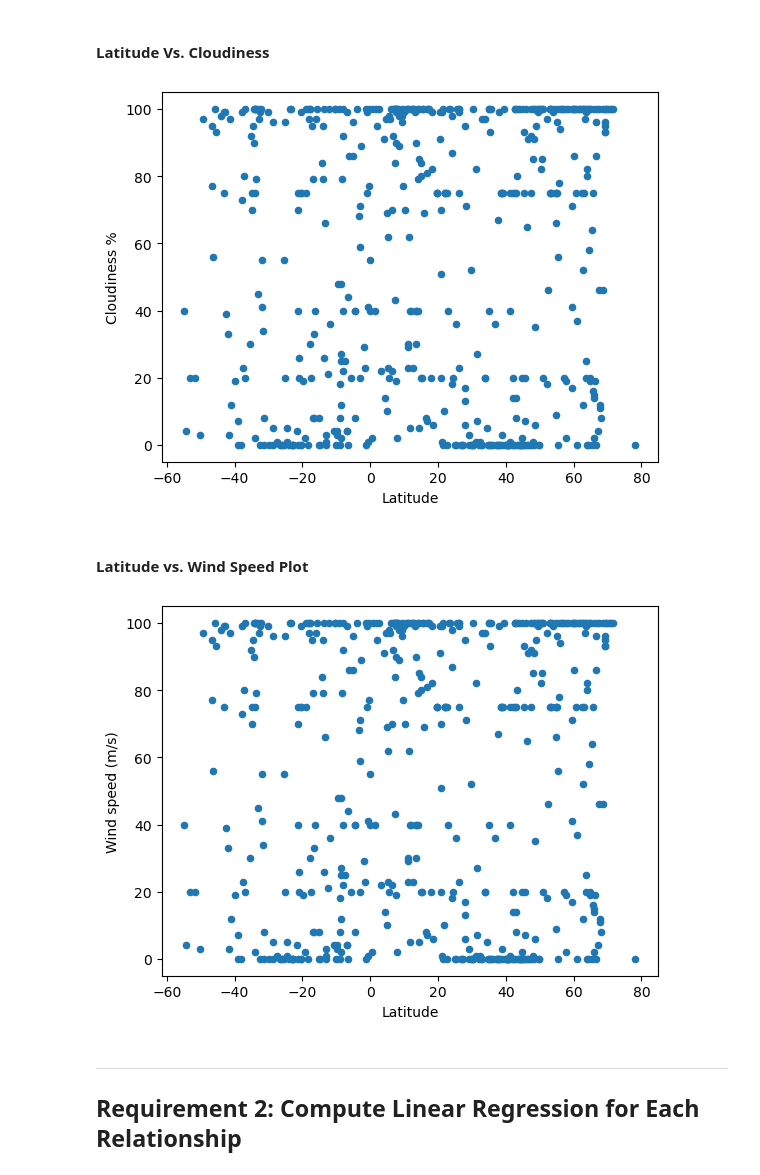
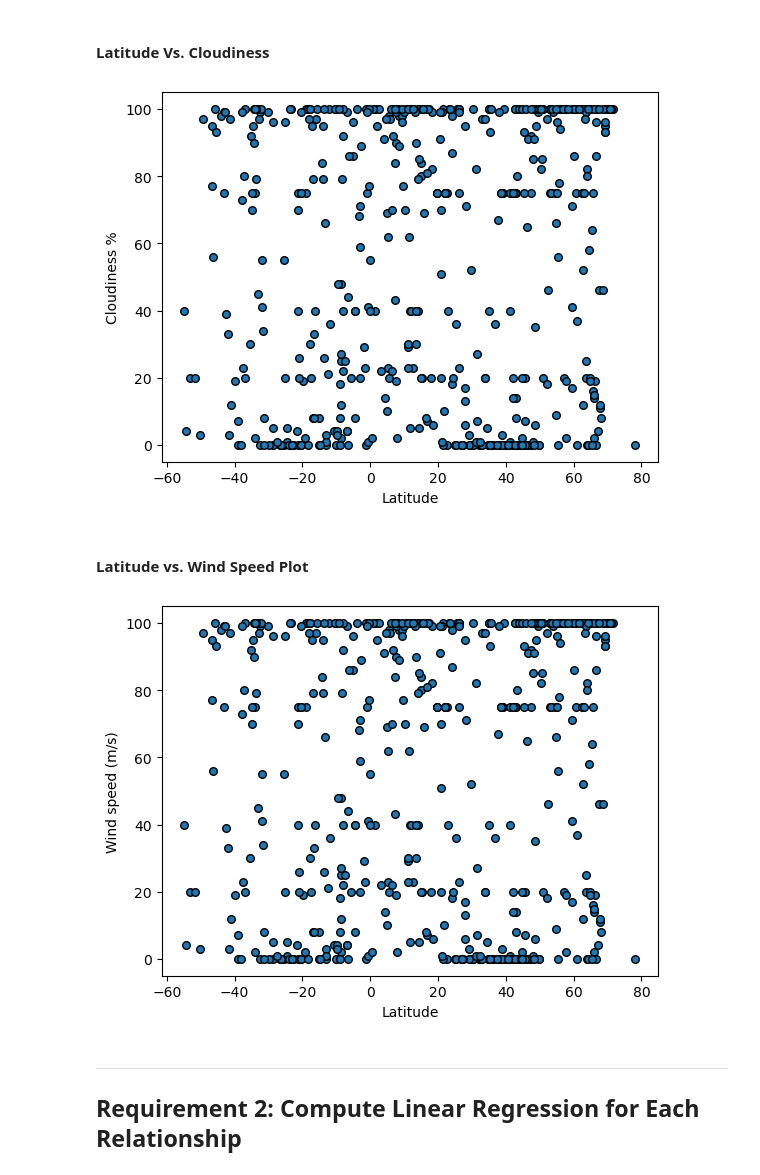
Before and after one commit to Felo2023/python-api-challenge, a Jupyter notebook: Starter_Code/starter_code/WeatherPy - FJGD.ipynb, the cells around one changed output. Cells and saved outputs as stored; diff of their text form; code cells hidden in the pictures.

```diff
--- a/Starter_Code/starter_code/WeatherPy - FJGD.ipynb
+++ b/Starter_Code/starter_code/WeatherPy - FJGD.ipynb
@@ -229,27 +229,27 @@ plt.show()
 # %%
 # Build the scatter plots for latitude vs. cloudiness
 # YOUR CODE HERE
 
-city_data_df.plot.scatter('Lat','Cloudiness')
+city_data_df.plot.scatter('Lat','Cloudiness',edgecolor='black',s=30)
 
 # Incorporate the other graph properties
 # YOUR CODE HERE
 plt.ylabel('Cloudiness %')
 plt.xlabel('Latitude')
 
 # Save the figure
 plt.savefig("../output_data/Fig3.png")
 
 # Show plot
 plt.show()
 # %% [output]
-[figure, old version]
+[figure, new version]
 # %% [markdown]
 #### Latitude vs. Wind Speed Plot
 # %%
 # Build the scatter plots for latitude vs. wind speed
 # YOUR CODE HERE
-city_data_df.plot.scatter('Lat','Cloudiness')
+city_data_df.plot.scatter('Lat','Cloudiness',edgecolor='black',s=30)
 
 # Incorporate the other graph properties
 # YOUR CODE HERE
@@ -262,7 +262,7 @@ plt.savefig("../output_data/Fig4.png")
 # Show plot
 plt.show()
 # %% [output]
-[figure, old version]
+[figure, new version]
 # %% [markdown]
 ---
 
```
Also changed, not shown: parts of 6 cells of this notebook, 4 other files.
